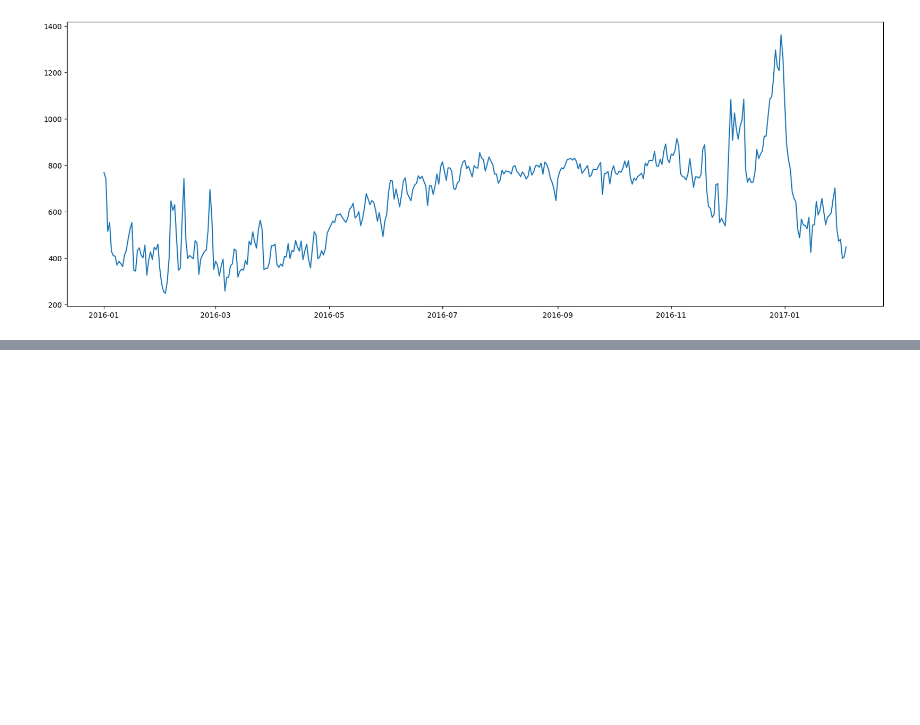
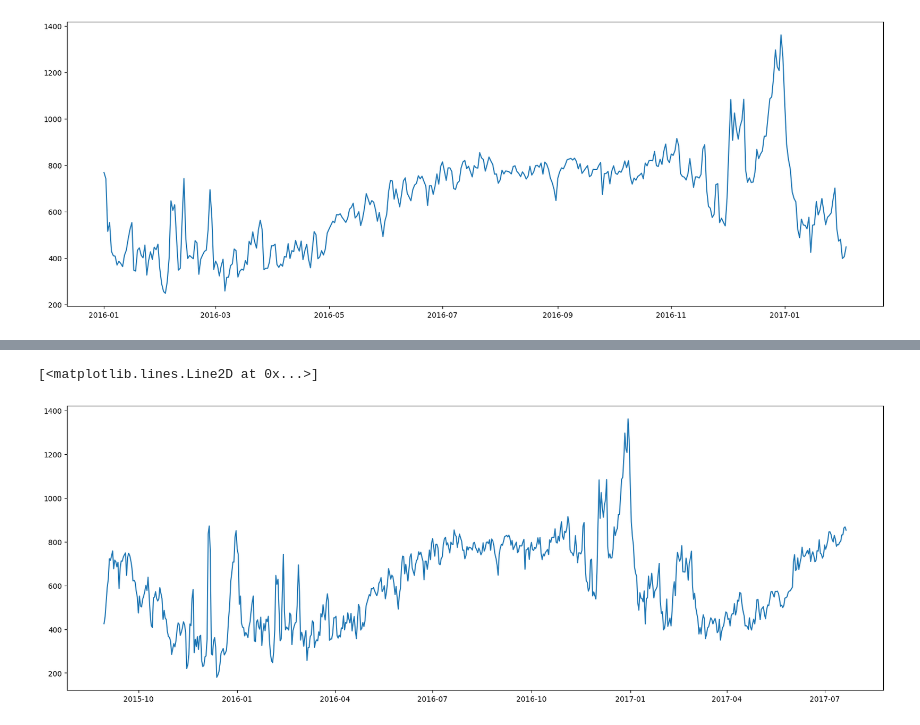
Before and after one commit to Matija-Kukic/lumen, a Jupyter notebook: data_process/total_process/Total_process.ipynb, the cells around one changed output, grey strips where cells are left out. Drawn from its saved outputs; the diff is of its cells as text; code cells hidden in the pictures; blank space fills up the shorter version.

```diff
--- a/data_process/total_process/Total_process.ipynb
+++ b/data_process/total_process/Total_process.ipynb
@@ -120,0 +156,6 @@ plt.plot(test["datum"],test["broj_gostiju"])
+# %%
+plt.figure(figsize=(20, 7))
+plt.plot(train2["datum"],train2["broj_gostiju"])
+# %% [output]
+[<matplotlib.lines.Line2D at 0x...>]
+[figure, added]
```
Also changed, not shown: parts of 9 cells of this notebook.
